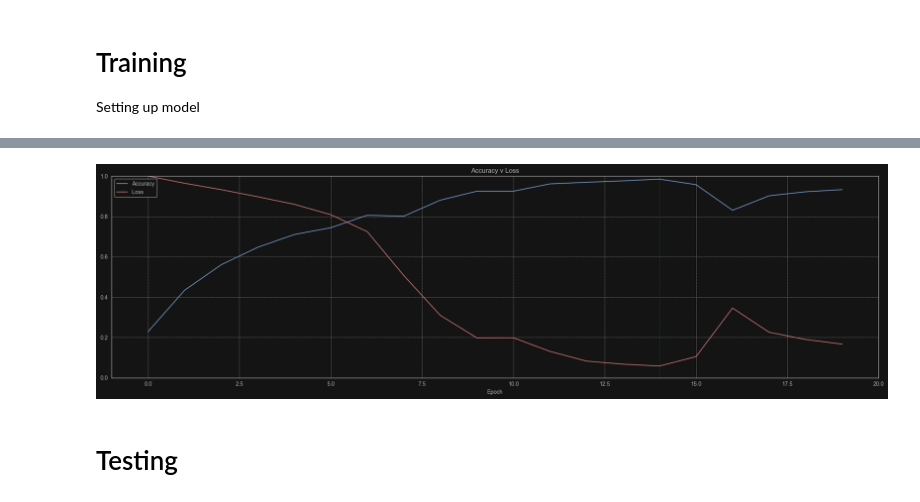
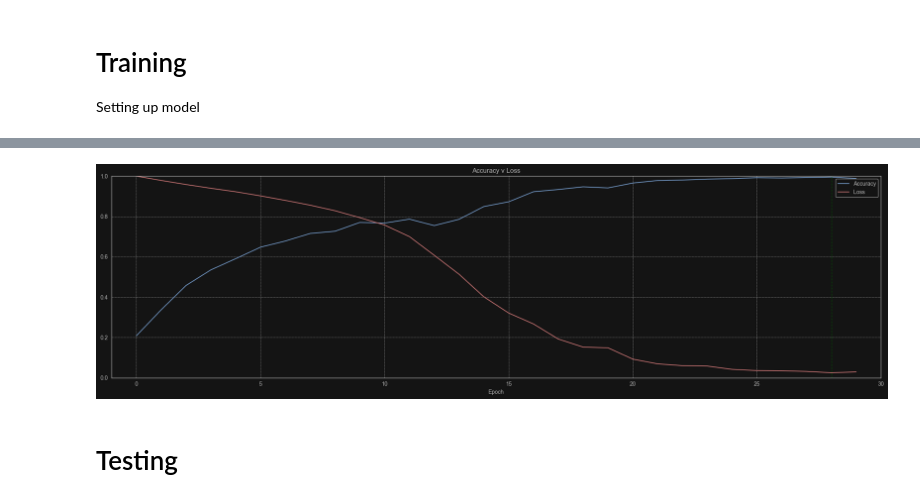
Before and after one commit to gracjan-p/bbc, a Jupyter notebook: notebooks/main.ipynb, the cells around one changed output, grey strips where cells are left out. Drawn from its saved outputs; the diff is of its cells as text; code cells hidden in the pictures.

Commit message:
Change: weights -> downsampled dataset (no significant difference)
0.93 f1

```diff
--- a/notebooks/main.ipynb
+++ b/notebooks/main.ipynb
@@ -288,8 +303,8 @@ def return_loader(dataset, batch_size=8):
 
     return DataLoader(tensor_dataset, batch_size=batch_size, drop_last=True, shuffle=True)
 # %%
-train_loader  = return_loader(dataset=train_split, batch_size=64)
-test_loader = return_loader(dataset=test_split, batch_size=64)
+train_loader  = return_loader(dataset=train_split, batch_size=128)
+test_loader = return_loader(dataset=test_split, batch_size=128)
 # %% [markdown]
 Checks if there are 0 length sequences (empty sequences). <br>
 I processed sequences before and there's a small chance that sequence was built mainly from stopwords or other 'irrelevant' words. <br>
@@ -298,7 +313,7 @@ That actually lead me before to an Error where the Model received empty sequence
 for batch in train_loader:
     inputs, lengths, targets = batch
 
-    for i in range(64):
+    for i in range(128):
         if 0 in lengths[i]:
             print(inputs[i], targets[i], lengths[i])
 # %% [markdown]
@@ -353,8 +368,8 @@ def train_model(model, data_loader, class_weights, n_epochs=1, learning_rate=0.0
     device = torch.device('cuda') if torch.cuda.is_available() else 'cpu'
 
     model.to(device)
-    class_weights = torch.FloatTensor(class_weights).to(device)
-    criterion = nn.CrossEntropyLoss(weight=class_weights)
+    # class_weights = torch.FloatTensor(class_weights).to(device)
+    criterion = nn.CrossEntropyLoss()
     optimizer = optim.Adam(params=model.parameters(), lr=learning_rate)
 
     loss_history = []
@@ -441,11 +456,12 @@ rnn_model = RNN(vocab_size=len(word_to_idx),
                 n_layers=1,
                 output_size=5)
 # %%
+n_epochs = 30
 train_history = train_model(
     model=rnn_model,
     class_weights=class_weights,
     data_loader=train_loader,
-    n_epochs=20,
+    n_epochs=n_epochs,
     learning_rate=0.0001, # <<<
     decay=0
 )
@@ -473,21 +486,21 @@ Epoch: 20 / 20  |  Loss: 0.2677  |  Accuracy: 0.9329
 # %%
 loss_history, acc_history, best_weights, best_epoch = train_history
 scaled_loss = np.array(loss_history) / max(loss_history)
 scaled_acc = np.array(acc_history) / max(acc_history)
 
 fig, axes = plt.subplots(figsize=(20, 6))
 
 sb.lineplot(acc_history, label='Accuracy', color=mid_blue)
 sb.lineplot(scaled_loss, label='Loss', color=mid_red)
 axes.axvline(x=best_epoch-1, ls=':', lw=1, color='green', label='Best Weights')
 
-plt.xlim((-1, 20))
+plt.xlim((-1, n_epochs))
 plt.ylim((0, 1))
 plt.title('Accuracy v Loss')
 plt.xlabel('Epoch')
 plt.tight_layout()
 # %% [output]
-[figure, old version]
+[figure, new version]
 # %% [markdown]
 # Testing
 # %%
```
Also changed, not shown: parts of 12 cells of this notebook.
